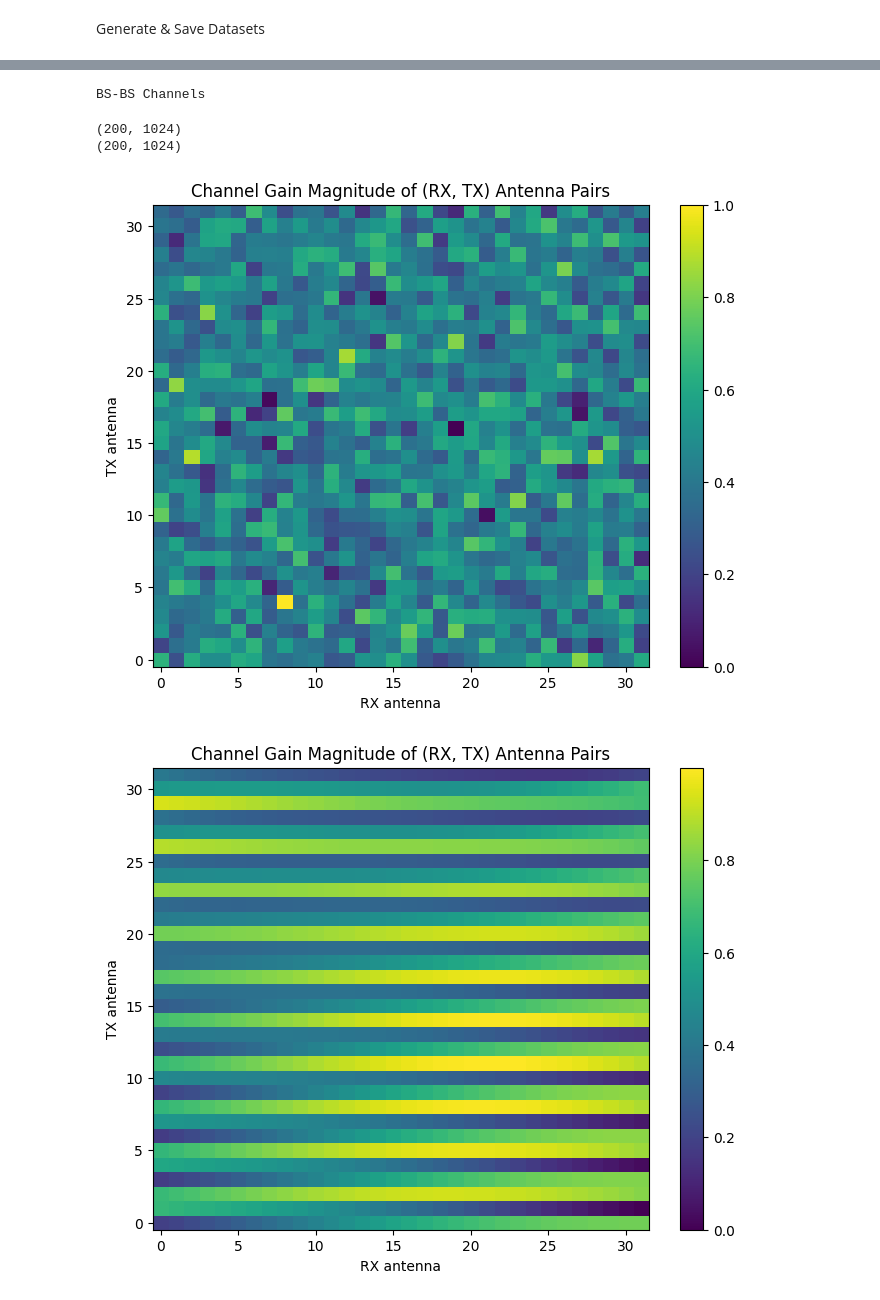
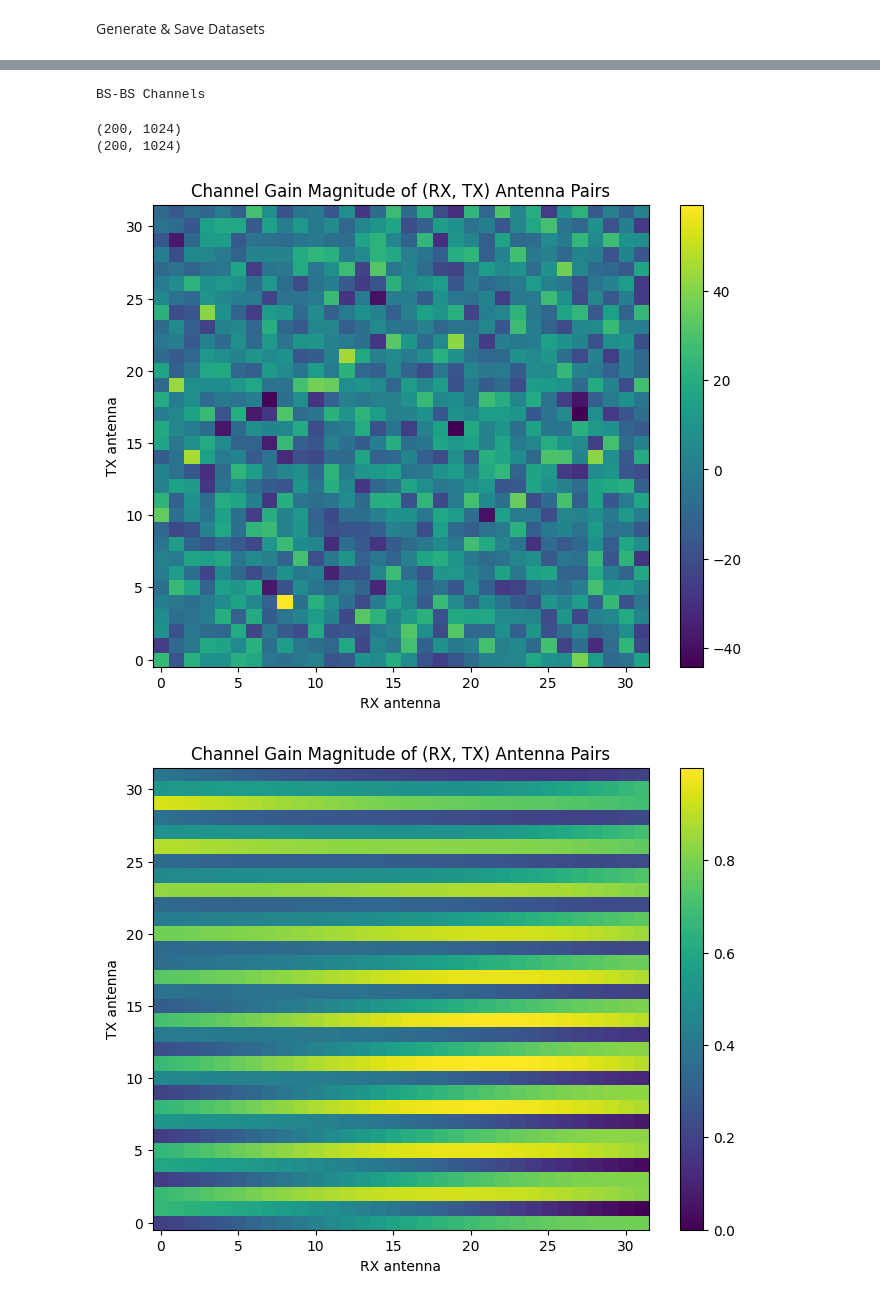
Before and after one commit to zeshenbao/KAN-Kolmogorov-Arnold-Networks, a Jupyter notebook: DeepMIMO/data_generation_DeepMIMO.ipynb, the cells around one changed output, grey strips where cells are left out. Cells and saved outputs as stored; diff of their text form; code cells hidden in the pictures.

```diff
--- a/DeepMIMO/data_generation_DeepMIMO.ipynb
+++ b/DeepMIMO/data_generation_DeepMIMO.ipynb
@@ -116,7 +116,7 @@ if noise == pink:
     std = None
 elif noise == gaussian:
     amplitude = None
-    std = 10**(-4)
+    std = 10**(-3)
 # %% [markdown]
 Generate & Save Datasets
 # %%
@@ -145,10 +145,11 @@ for user in range(1,n_users+1):
 
         H_noise = H_true + H_added_noise
         # scaled-versions
-        scaled_noisy = H_noise.flatten().reshape(-1, 1)
-        scaled_noisy = scaler.fit_transform(scaled_noisy)
+
         scaled_true = H_true.flatten().reshape(-1, 1)
         scaled_true = scaler.fit_transform(scaled_true)
+        scaled_noisy = H_noise.flatten().reshape(-1, 1)
+        scaled_noisy = scaler.transform(scaled_noisy)
 
 
 
@@ -168,7 +169,7 @@ sum_snr = 0
 sum_snr_db = 0
 for i in range(noisy_data.shape[0]):
 
-    snr_, snr_db = calculate_snr(true_data, noisy_data)
+    snr_, snr_db = calculate_snr(true_data[i], noisy_data[i])
     sum_snr += snr_
     sum_snr_db += snr_db
 
@@ -179,32 +180,32 @@ print(f"SNR: {snr_} DB: {snr_db_}")
 
 # create the datasets in dataframe format
 true_data_df = pd.DataFrame(true_data)
 
 noisy_data_df = pd.DataFrame(noisy_data)
 
 
 # Step 1: Split 80% for training/validation and 20% for testing
 X_temp, X_test, y_temp, y_test = train_test_split(
     noisy_data_df,
     true_data_df,
     test_size=0.2,   # 20% for testing
     random_state=42
 )
 
 # Step 2: Split the remaining 80% into 70% training and 10% validation
 X_train, X_val, y_train, y_val = train_test_split(
     X_temp,
     y_temp,
     test_size=0.125,  # 10% of the original total = 0.1 / 0.8 = 0.125
     random_state=42
 )
 # %% [output]
 Basestation 1
 
 UE-BS Channels
 ToA of some paths of 199 channels with an average total power of 53.50% exceed the useful OFDM symbol duration and are clipped.
 BS-BS Channels
 (200, 1024)
 (200, 1024)
-[figure, old version]
+[figure, new version]
 [figure]
```
Also changed, not shown: parts of 1 cell of this notebook, 8 other files.
